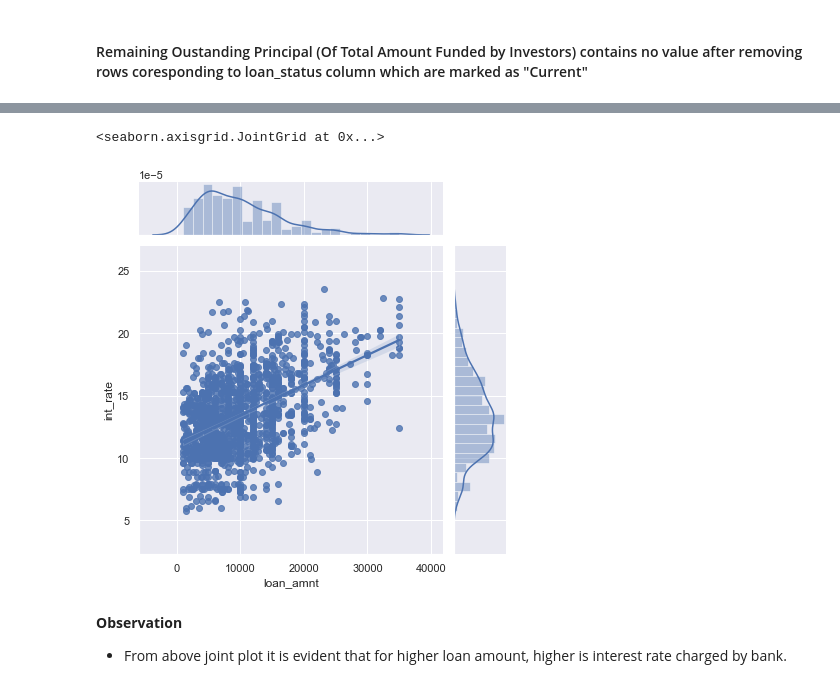
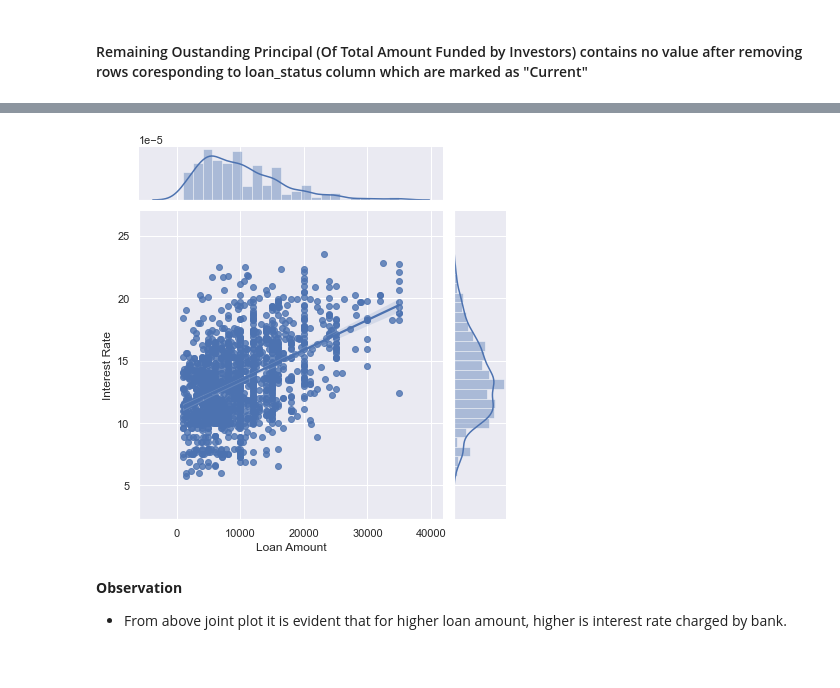
Before and after one commit to akshaykadam100/Lending-Club-Case-Study, a Jupyter notebook: Group_Facilitator_Akshay.ipynb, the cells around one changed output, grey strips where cells are left out. Cells and saved outputs as stored; diff of their text form; code cells hidden in the pictures.

```diff
--- a/Group_Facilitator_Name.ipynb
+++ b/Group_Facilitator_Akshay.ipynb
@@ -2763,8 +2797,10 @@ sns.heatmap(corr, annot=True, center=0.5, cmap = "Greens")
 # %%
-sns.jointplot('loan_amnt', 'int_rate', raw_data.loc[raw_data.pub_rec_bankruptcies > 0],kind="reg")
+sns.jointplot('loan_amnt', 'int_rate', raw_data.loc[raw_data.pub_rec_bankruptcies > 0], kind="reg")
+plt.xlabel('Loan Amount')
+plt.ylabel('Interest Rate')
+plt.show()
 # %% [output]
-<seaborn.axisgrid.JointGrid at 0x...>
-[figure, old version]
+[figure, new version]
 # %% [markdown]
 **Observation**
 - From above joint plot it is evident that for higher loan amount, higher is interest rate charged by bank.
```
Also changed, not shown: parts of 32 cells of this notebook, 1 other file.
